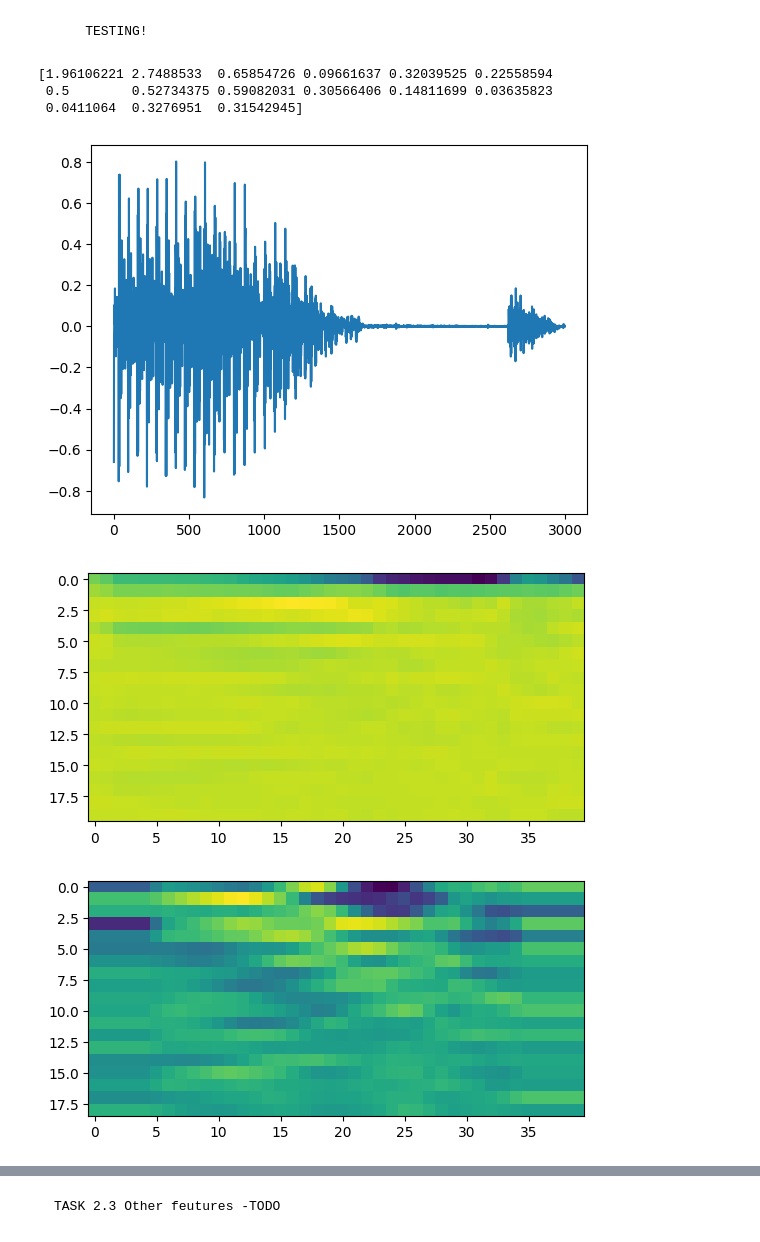
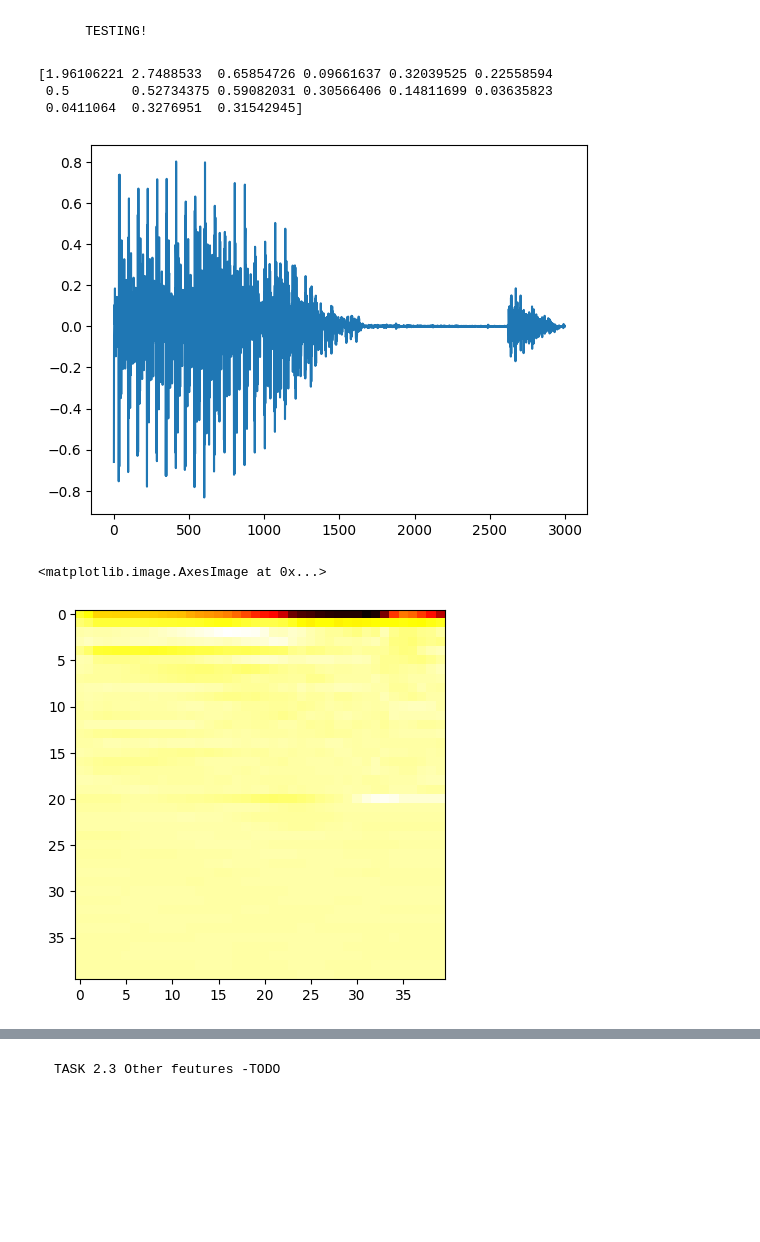
Before and after one commit to thebetar/IASRProject, a Jupyter notebook: model/src/main.ipynb, the cells around one changed output, grey strips where cells are left out. Cells and saved outputs as stored; diff of their text form; code cells hidden in the pictures; blank space fills up the shorter version.

```diff
--- a/model/src/main.ipynb
+++ b/model/src/main.ipynb
@@ -177,10 +178,6 @@ def get_2d_features(y, sr = 8000, wanted_width = 40):
     windows_size = len(y) // (wanted_width - 1)
     mfcc = librosa.feature.mfcc(y=y, sr=sr, n_mels=20, n_fft=300, hop_length=windows_size, window='hamming')
     delta_mfcc = librosa.feature.delta(mfcc)
-    #normalisse mfcc using mean and std
-    mfcc = (mfcc - np.mean(mfcc)) / np.std(mfcc)
-    delta_mfcc = (delta_mfcc - np.mean(delta_mfcc)) / np.std(delta_mfcc)
-
     mfcc = np.concatenate((mfcc, delta_mfcc, ), axis=0)
     return mfcc
 # %%
@@ -199,42 +196,25 @@ def get_1d_features(y, sr = 8000, wanted_width = 5):
 # %%
 new_sr = 8000
 clip, sr = librosa.load("../data/eight/luka_3.wav")
 clip = librosa.resample(clip, orig_sr=sr, target_sr=new_sr)
 clip = librosa.to_mono(clip)
 clip = librosa.util.normalize(clip)
 clip = get_voiced_parts(clip, new_sr)
 clip = add_preemphasis_filter(clip)
 features = get_2d_features(clip, new_sr)
 
 
 print(get_1d_features(clip))
 
 sd.play(clip, new_sr)
 sd.wait()
-
 plt.plot(clip)
 plt.show()
-plt.imshow(features[:20], cmap='hot', interpolation='nearest')
-
-# Features from mfcc
-## Index of sample to observe
-INDEX = 2
-
-## MFCC features
-plt.imshow(features[:20])
-plt.show()
-
-## Delta MFCC features
-plt.imshow(features[21:])
-plt.show()
-
-## Logarithmic MFCC features
-plt.imshow(np.log10(features))
-plt.show()
+plt.imshow(features, cmap='hot', interpolation='nearest')
 # %% [output]
 [1.96106221 2.7488533  0.65854726 0.09661637 0.32039525 0.22558594
  0.5        0.52734375 0.59082031 0.30566406 0.14811699 0.03635823
  0.0411064  0.3276951  0.31542945]
 [figure]
+<matplotlib.image.AxesImage at 0x...>
-[figure, old version]
+[figure, new version]
-[figure, removed]
```
Also changed, not shown: parts of 16 cells of this notebook, 6 other files.
